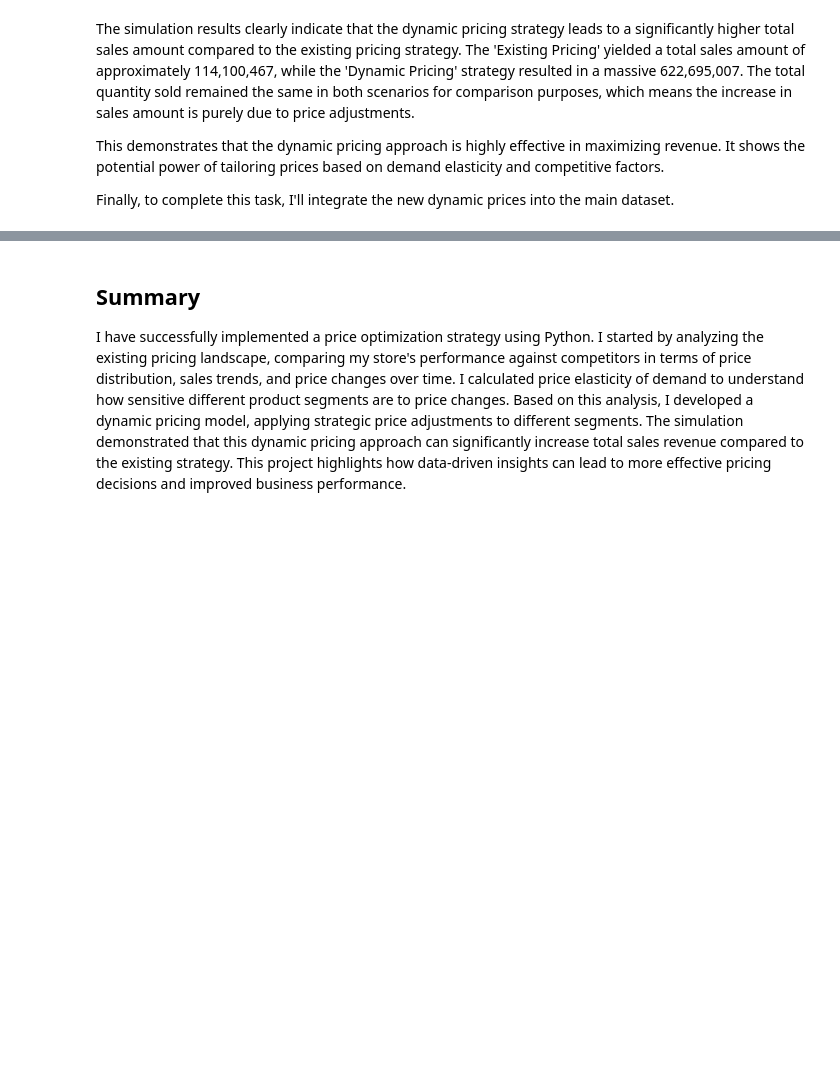
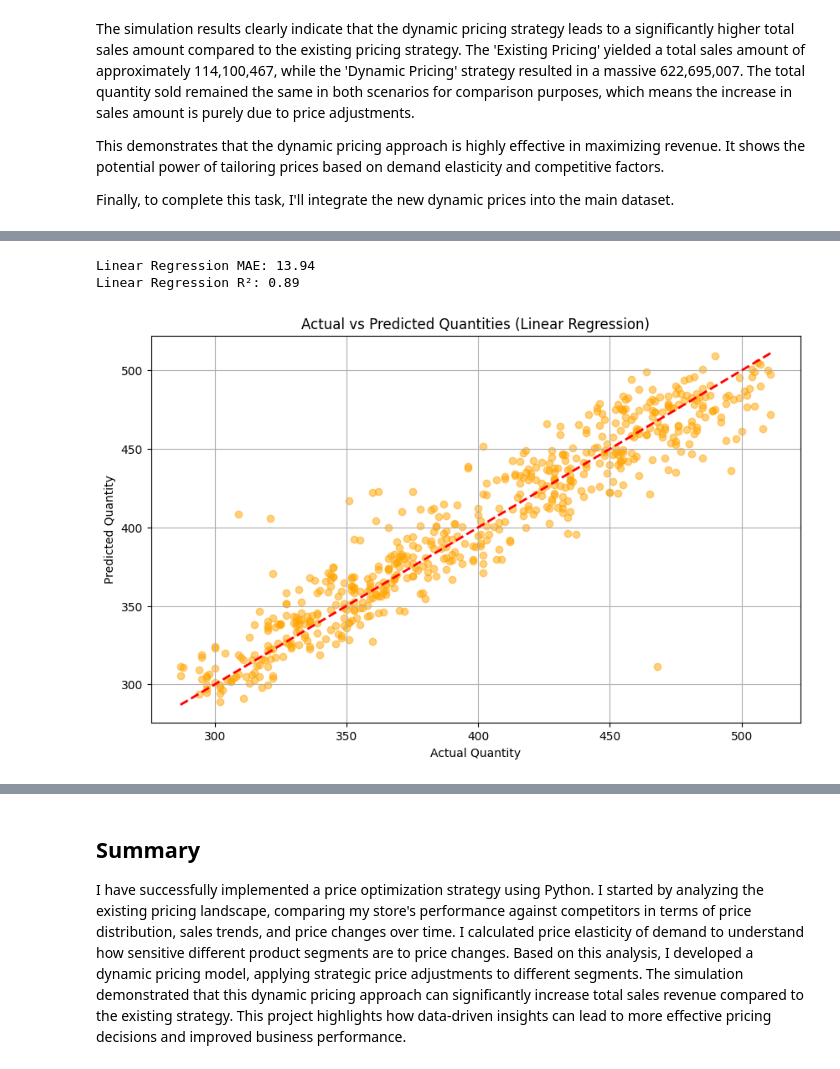
Before and after one commit to archit-biswas/Price-Optimization, a Jupyter notebook: price_optimization.ipynb, the cells around one changed output, grey strips where cells are left out. Saved outputs shown, nothing was run; the diff lists cells and outputs as text; code cells hidden in the pictures; blank space fills up the shorter version.

```diff
--- a/price_optimization.ipynb
+++ b/price_optimization.ipynb
@@ -375,0 +471,44 @@ pricing_data['dynamic_price'] = dynamic_pricing_data['dynamic_price']
+# %%
+from sklearn.linear_model import LinearRegression
+from sklearn.model_selection import train_test_split
+from sklearn.metrics import mean_absolute_error, r2_score
+
+# Define features (X) and target (y)
+features = ['Price', 'Competition_Price', 'price_gap', 'qty_lag1', 'qty_lag2', 'qty_rolling4', 'week_num', 'store_enc', 'item_enc']
+X = pricing_data_model[features]
+y = pricing_data_model['Item_Quantity']
+
+# Time-based 80/20 train-test split (by index)
+split_index = int(len(pricing_data_model) * 0.8)
+X_train, X_test = X.iloc[:split_index], X.iloc[split_index:]
+y_train, y_test = y.iloc[:split_index], y.iloc[split_index:]
+
+# Initialize and train the Linear Regression model
+linear_model = LinearRegression()
+linear_model.fit(X_train, y_train)
+
+# Make predictions on the test set
+y_pred_lr = linear_model.predict(X_test)
+
+# Evaluate the model
+mae_lr = mean_absolute_error(y_test, y_pred_lr)
+r2_lr = r2_score(y_test, y_pred_lr)
+
+print(f"Linear Regression MAE: {mae_lr:.2f}")
+print(f"Linear Regression R²: {r2_lr:.2f}")
+# %% [output]
+Linear Regression MAE: 13.94
+Linear Regression R²: 0.89
+# %%
+import matplotlib.pyplot as plt
+
+plt.figure(figsize=(10, 6))
+plt.scatter(y_test, y_pred_lr, alpha=0.5, color='orange')
+plt.plot([y_test.min(), y_test.max()], [y_test.min(), y_test.max()], 'r--', lw=2)
+plt.xlabel('Actual Quantity')
+plt.ylabel('Predicted Quantity')
+plt.title('Actual vs Predicted Quantities (Linear Regression)')
+plt.grid(True)
+plt.show()
+# %% [output]
+[figure, added]
```
Also changed, not shown: parts of 18 cells of this notebook.
